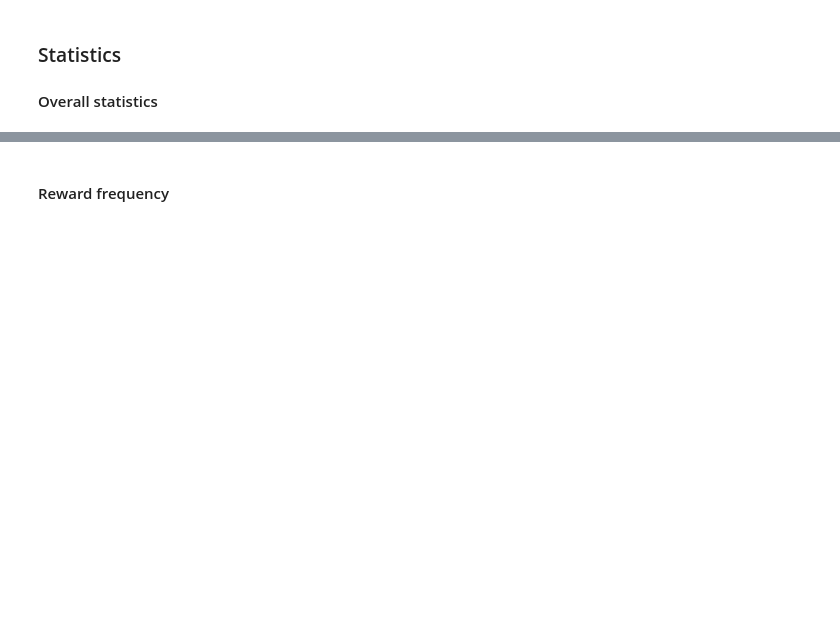
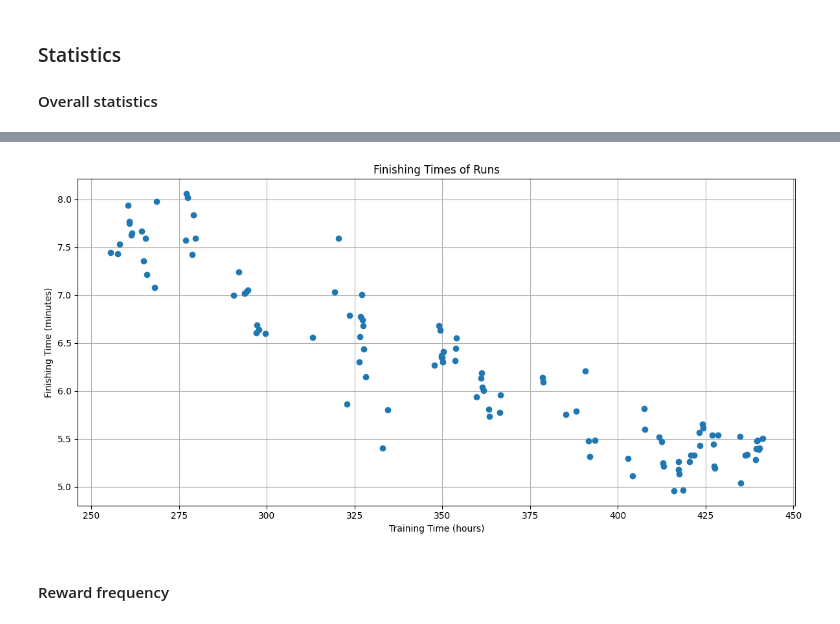
Before and after one commit to OscarJauffret/Tomate-Mozza, a Jupyter notebook: src/utils/plot_stats.ipynb, the cells around one changed output, grey strips where cells are left out. Cells and saved outputs as stored; diff of their text form; code cells hidden in the pictures; blank space fills up the shorter version.

```diff
--- a/src/utils/plot_stats.ipynb
+++ b/src/utils/plot_stats.ipynb
@@ -131,3 +131,23 @@ plt.show()
+# %%
+finishes = np.array([run["has_finished"] for run in run_dict["runs"]])
+times = np.array([run["run_time"] for run in run_dict["runs"]])
+training_times = np.cumsum(times)
+training_times = training_times / (1000 * 60 * 60)  # Convert to hours
+finishing_times = times[finishes]
+finishing_times = finishing_times / (1000 * 60)  # Convert to minutes
+training_times_required = training_times[finishes]
+
+fig, ax = plt.subplots(figsize=(12, 6))
+ax.scatter(training_times_required, finishing_times)
+ax.set_xlabel("Training Time (hours)")
+ax.set_ylabel("Finishing Time (minutes)")
+ax.set_title("Finishing Times of Runs")
+ax.grid()
+ax.set_axisbelow(True)
+plt.tight_layout()
+plt.show()
+# %% [output]
+[figure, added]
 # %% [markdown]
 #### Reward frequency
 # %%
```
Also changed, not shown: parts of 4 cells of this notebook, 8 other files.
